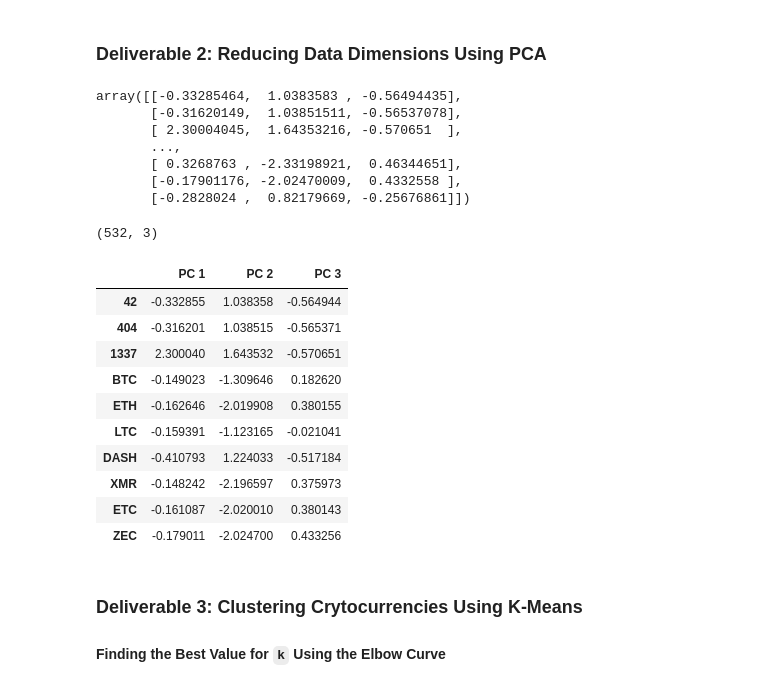
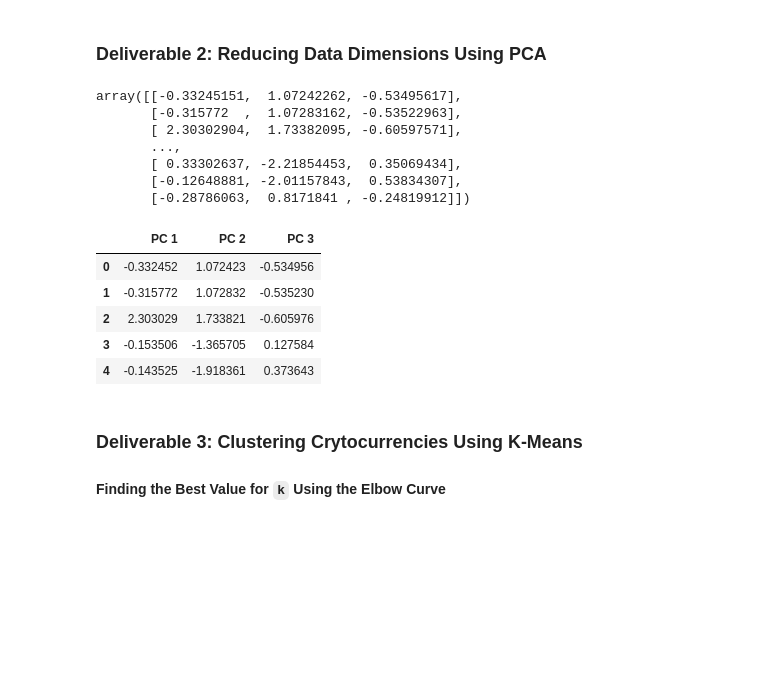
Before and after one commit to AForbis/Cryptocurrencies, a Jupyter notebook: crypto_clustering.ipynb, the cells around one changed output. Cells and saved outputs as stored; diff of their text form; code cells hidden in the pictures; blank space fills up the shorter version.

```diff
--- a/crypto_clustering.ipynb
+++ b/crypto_clustering.ipynb
@@ -154,7 +154,8 @@ crypto_df
 532 rows × 4 columns
 # %%
 # Use get_dummies() to create variables for text features.
-pd.get_dummies(crypto_df, columns=["Algorithm", "ProofType"])
+dummies_df = pd.get_dummies(crypto_df, columns=["Algorithm", "ProofType"])
+dummies_df
 # %% [output]
 |  | TotalCoinsMined | TotalCoinSupply | Algorithm_1GB AES Pattern Search | Algorithm_536 | Algorithm_Argon2d | ... |
 | 42 | 4.199995e+01 | 42 | 0 | 0 | 0 | ... |
@@ -171,4 +172,5 @@ pd.get_dummies(crypto_df, columns=["Algorithm", "ProofType"])
 532 rows × 98 columns
 # %%
 # Standardize the data with StandardScaler().
-# YOUR CODE HERE
+crypto_scaled = StandardScaler().fit_transform(dummies_df)
+crypto_scaled
@@ -197,31 +192,28 @@ array([[-0.11710817, -0.1528703 , -0.0433963 , -0.0433963 , -0.0433963 ,
 ### Deliverable 2: Reducing Data Dimensions Using PCA
 # %%
 # Using PCA to reduce dimension to three principal components.
-# YOUR CODE HERE
+pca = PCA(n_components=3)
+crypto_pca = pca.fit_transform(crypto_scaled)
+crypto_pca
 # %% [output]
-array([[-0.33285464,  1.0383583 , -0.56494435],
-       [-0.31620149,  1.03851511, -0.56537078],
-       [ 2.30004045,  1.64353216, -0.570651  ],
+array([[-0.33245151,  1.07242262, -0.53495617],
+       [-0.315772  ,  1.07283162, -0.53522963],
+       [ 2.30302904,  1.73382095, -0.60597571],
        ...,
-       [ 0.3268763 , -2.33198921,  0.46344651],
-       [-0.17901176, -2.02470009,  0.4332558 ],
-       [-0.2828024 ,  0.82179669, -0.25676861]])
+       [ 0.33302637, -2.21854453,  0.35069434],
+       [-0.12648881, -2.01157843,  0.53834307],
+       [-0.28786063,  0.8171841 , -0.24819912]])
 # %%
 # Create a DataFrame with the three principal components.
-# YOUR CODE HERE
+pcs_df = pd.DataFrame(data=crypto_pca, columns=["PC 1", "PC 2", "PC 3"])
+pcs_df.head()
 # %% [output]
-(532, 3)
 |  | PC 1 | PC 2 | PC 3 |
-| 42 | -0.332855 | 1.038358 | -0.564944 |
-| 404 | -0.316201 | 1.038515 | -0.565371 |
-| 1337 | 2.300040 | 1.643532 | -0.570651 |
-| BTC | -0.149023 | -1.309646 | 0.182620 |
-| ETH | -0.162646 | -2.019908 | 0.380155 |
-| LTC | -0.159391 | -1.123165 | -0.021041 |
-| DASH | -0.410793 | 1.224033 | -0.517184 |
-| XMR | -0.148242 | -2.196597 | 0.375973 |
-| ETC | -0.161087 | -2.020010 | 0.380143 |
-| ZEC | -0.179011 | -2.024700 | 0.433256 |
+| 0 | -0.332452 | 1.072423 | -0.534956 |
+| 1 | -0.315772 | 1.072832 | -0.535230 |
+| 2 | 2.303029 | 1.733821 | -0.605976 |
+| 3 | -0.153506 | -1.365705 | 0.127584 |
+| 4 | -0.143525 | -1.918361 | 0.373643 |
 # %% [markdown]
 ### Deliverable 3: Clustering Crytocurrencies Using K-Means
 
```
Also changed, not shown: parts of 5 cells of this notebook.
